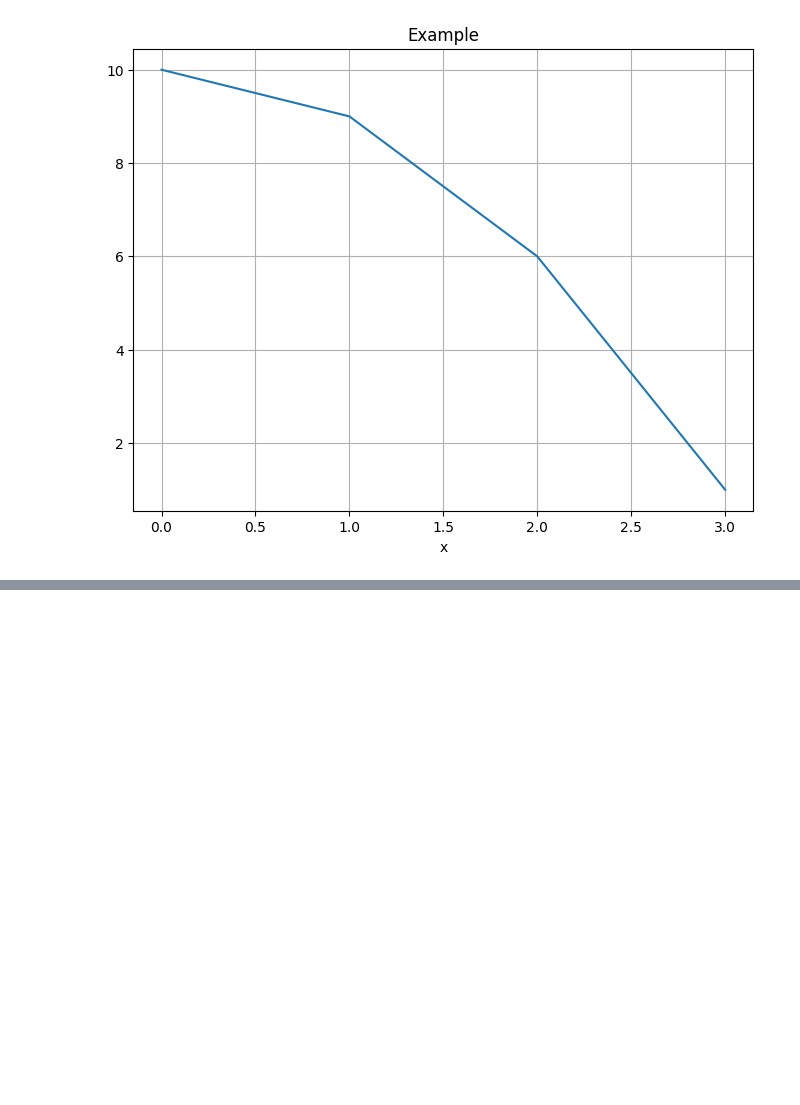
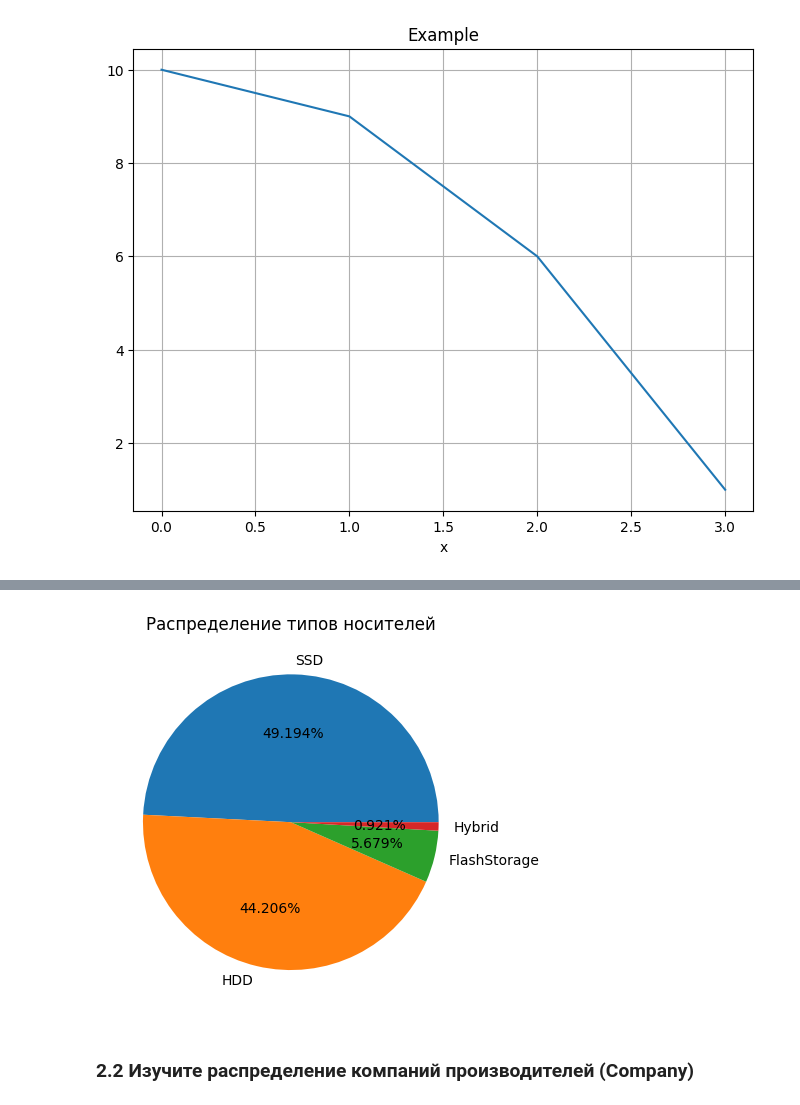
Before and after one commit to Olga643/Example, a Jupyter notebook: Untitled19.ipynb, the cells around one changed output, grey strips where cells are left out. Saved outputs shown, nothing was run; the diff lists cells and outputs as text; code cells hidden in the pictures; blank space fills up the shorter version.

```diff
--- a/Untitled19.ipynb
+++ b/Untitled19.ipynb
@@ -16,0 +112,7 @@ plt.grid()
+# %%
+plt.pie(data.values, labels=data.index, autopct='%.3f%%')
+plt.title('Распределение типов носителей');
+# %% [output]
+[figure, added]
+# %% [markdown]
+### 2.2 Изучите распределение компаний производителей (Company)
```
Also changed, not shown: parts of 40 cells of this notebook.
